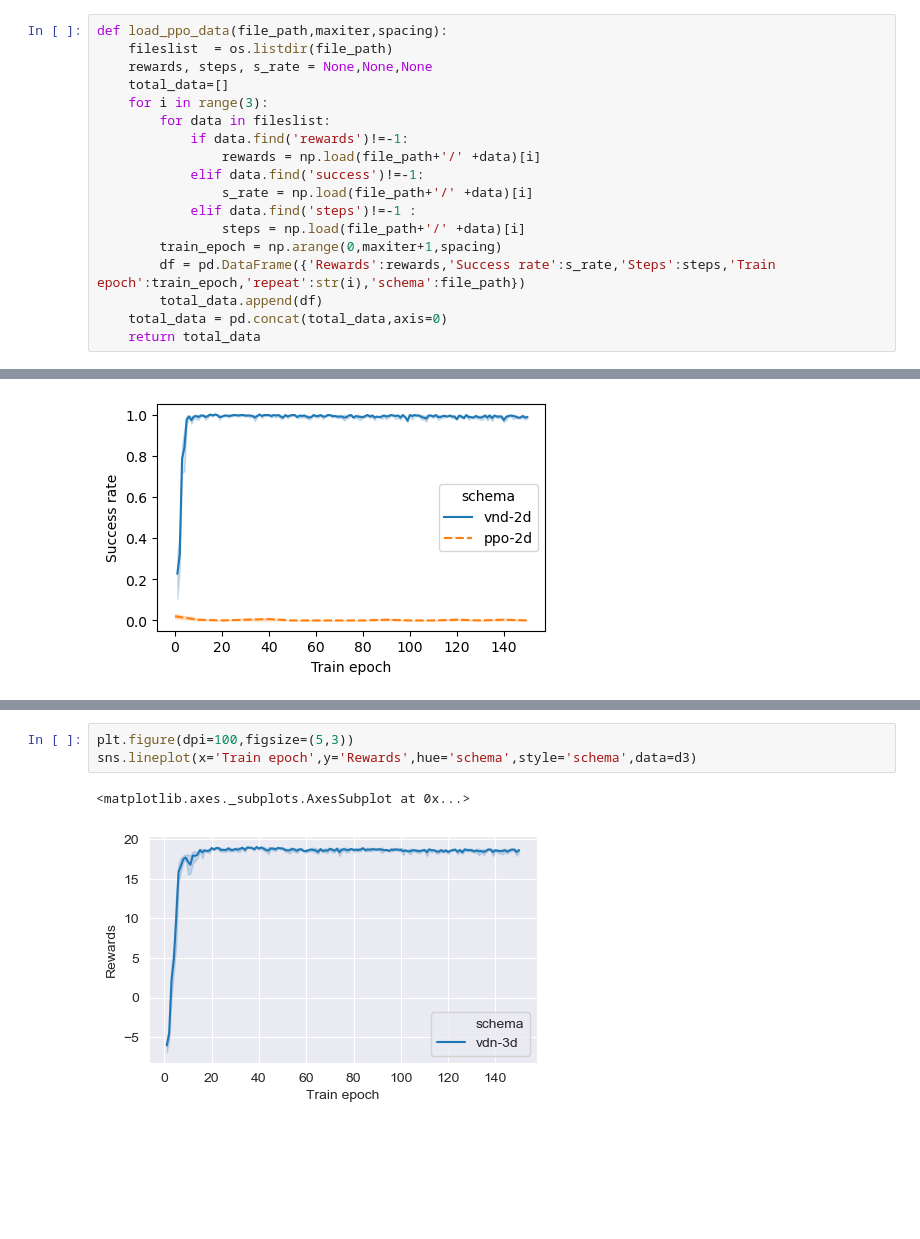
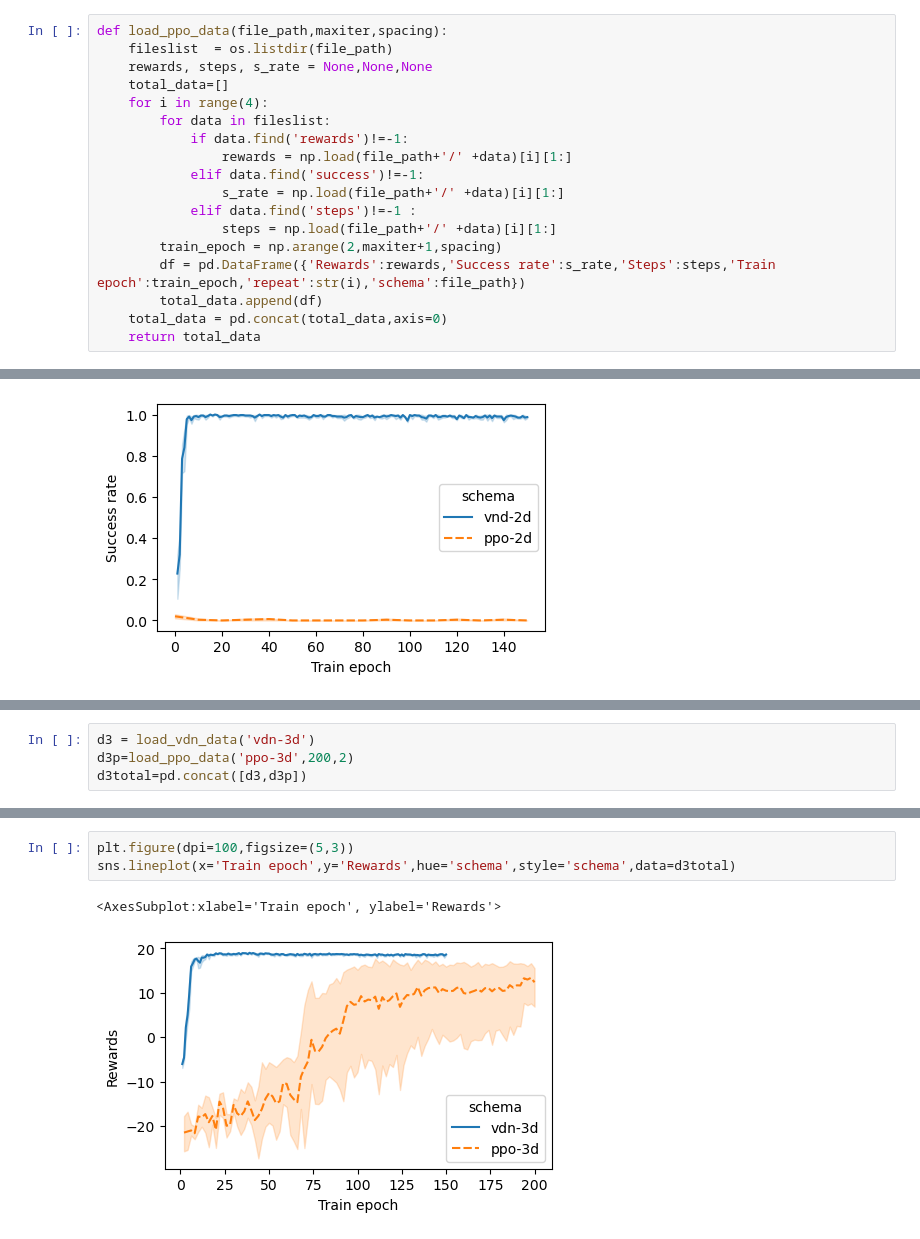
Before and after one commit to Polaris-Yang/MARL-DMFB, a Jupyter notebook: drawRes-dmfb/DrawRes.ipynb, the cells around one changed output, grey strips where cells are left out. Drawn from its saved outputs; the diff is of its cells as text; blank space fills up the shorter version.

```diff
--- a/drawRes-dmfb/DrawRes.ipynb
+++ b/drawRes-dmfb/DrawRes.ipynb
@@ -32,15 +32,15 @@ def load_ppo_data(file_path,maxiter,spacing):
     fileslist  = os.listdir(file_path)
     rewards, steps, s_rate = None,None,None
     total_data=[]
-    for i in range(3):
+    for i in range(4):
         for data in fileslist:
             if data.find('rewards')!=-1:
-                rewards = np.load(file_path+'/' +data)[i]
+                rewards = np.load(file_path+'/' +data)[i][1:]
             elif data.find('success')!=-1:
-                s_rate = np.load(file_path+'/' +data)[i]
+                s_rate = np.load(file_path+'/' +data)[i][1:]
             elif data.find('steps')!=-1 :
-                steps = np.load(file_path+'/' +data)[i]
-        train_epoch = np.arange(0,maxiter+1,spacing)
+                steps = np.load(file_path+'/' +data)[i][1:]
+        train_epoch = np.arange(2,maxiter+1,spacing)
         df = pd.DataFrame({'Rewards':rewards,'Success rate':s_rate,'Steps':steps,'Train epoch':train_epoch,'repeat':str(i),'schema':file_path})
         total_data.append(df)
     total_data = pd.concat(total_data,axis=0)
@@ -130,2 +128,6 @@ d3 = load_data('vdn-3d')
+# %%
+d3 = load_vdn_data('vdn-3d')
+d3p=load_ppo_data('ppo-3d',200,2)
+d3total=pd.concat([d3,d3p])
 # %%
 plt.figure(dpi=100,figsize=(5,3))
@@ -142,6 +144,6 @@ sns.lineplot(x='Train epoch',y='Steps',hue='schema',style='schema',data=d3)
 # %%
 plt.figure(dpi=100,figsize=(5,3))
-sns.lineplot(x='Train epoch',y='Rewards',hue='schema',style='schema',data=d3)
+sns.lineplot(x='Train epoch',y='Rewards',hue='schema',style='schema',data=d3total)
 # %% [output]
-<matplotlib.axes._subplots.AxesSubplot at 0x...>
+<AxesSubplot:xlabel='Train epoch', ylabel='Rewards'>
-[figure, old version]
+[figure, new version]
```
Also changed, not shown: parts of 3 cells of this notebook, 6 other files.
